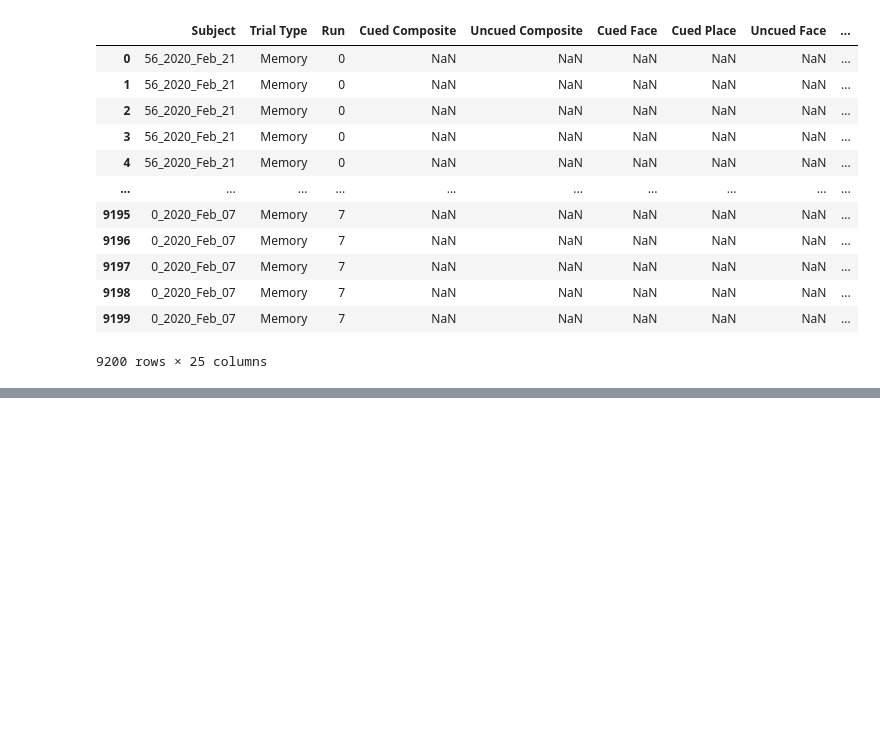
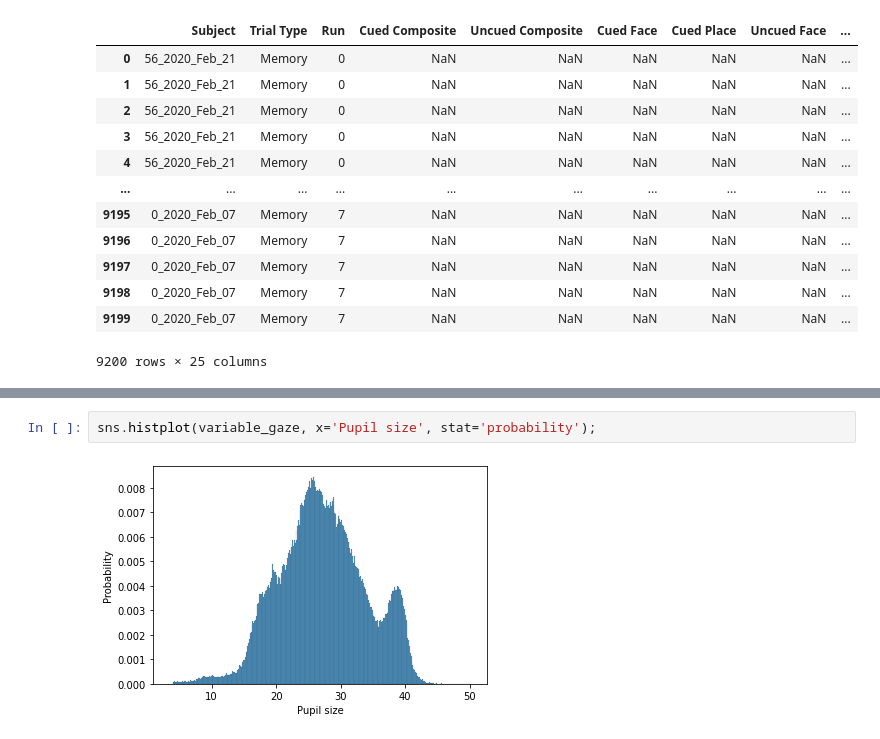
Before and after one commit to jeremymanning/attention-memory-task, a Jupyter notebook: code/data_loader.ipynb, the cells around one changed output, grey strips where cells are left out. Drawn from its saved outputs; the diff is of its cells as text; blank space fills up the shorter version.

```diff
--- a/code/data_loader.ipynb
+++ b/code/data_loader.ipynb
@@ -373,0 +285,4 @@ JSONDecodeError: Extra data: line 3 column 1 (char 489)
+# %%
+sns.histplot(variable_gaze, x='Pupil size', stat='probability');
+# %% [output]
+[figure, added]
```
Also changed, not shown: parts of 35 cells of this notebook.
